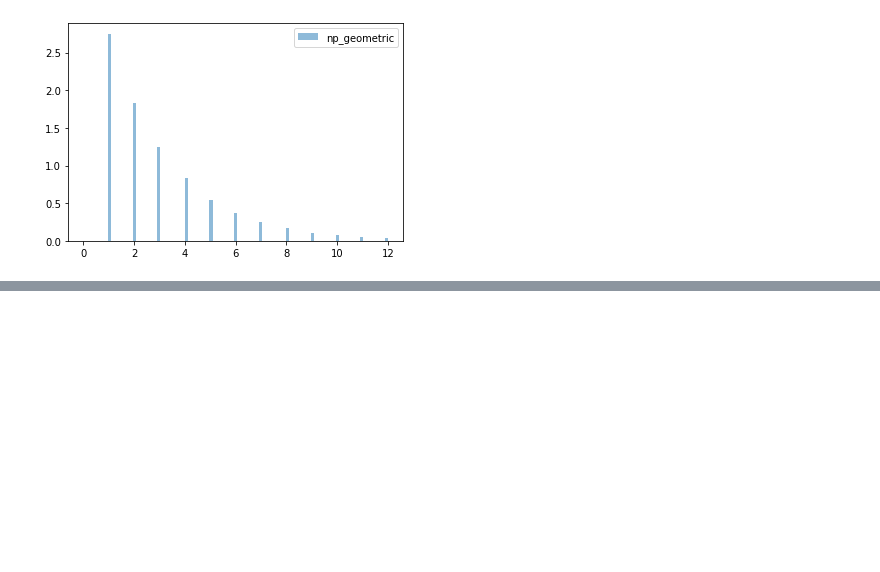
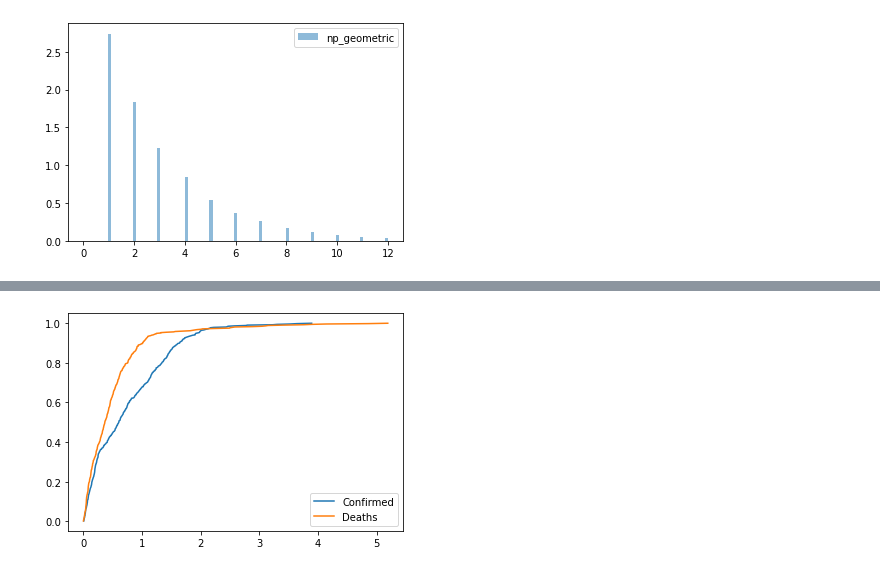
Before and after one commit to lantalex/cmf_statistics, a Jupyter notebook: week-1.ipynb, the cells around one changed output, grey strips where cells are left out. Saved outputs shown, nothing was run; the diff lists cells and outputs as text; code cells hidden in the pictures; blank space fills up the shorter version.

```diff
--- a/week-1.ipynb
+++ b/week-1.ipynb
@@ -171,0 +230,16 @@ plt.show()
+# %%
+def ecdf(x):
+    xs = np.sort(x)
+    ys = np.arange(1, len(xs)+1)/float(len(xs))
+    return xs, ys
+# %%
+xc, yc = ecdf(df['Confirmed'])
+xd, yd = ecdf(df['Deaths'])
+
+plt.plot(xc, yc, label = 'Confirmed')
+plt.plot(xd, yd, label = 'Deaths')
+plt.legend(loc='lower right')
+
+plt.show()
+# %% [output]
+[figure, added]
```
Also changed, not shown: parts of 25 cells of this notebook, 1 other file.
